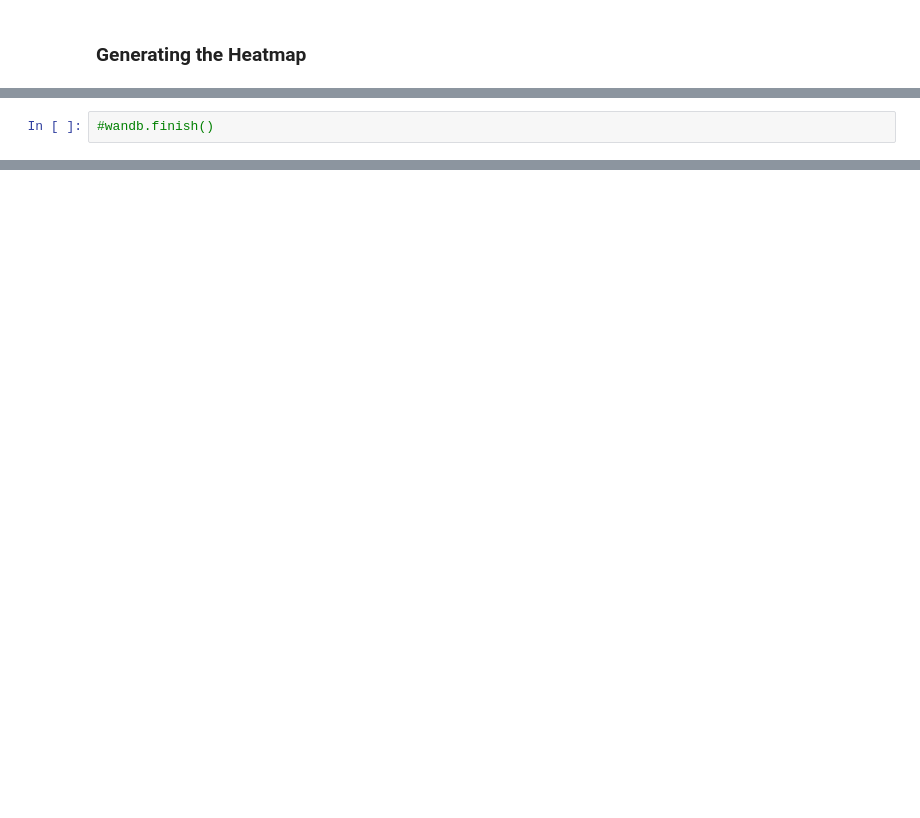
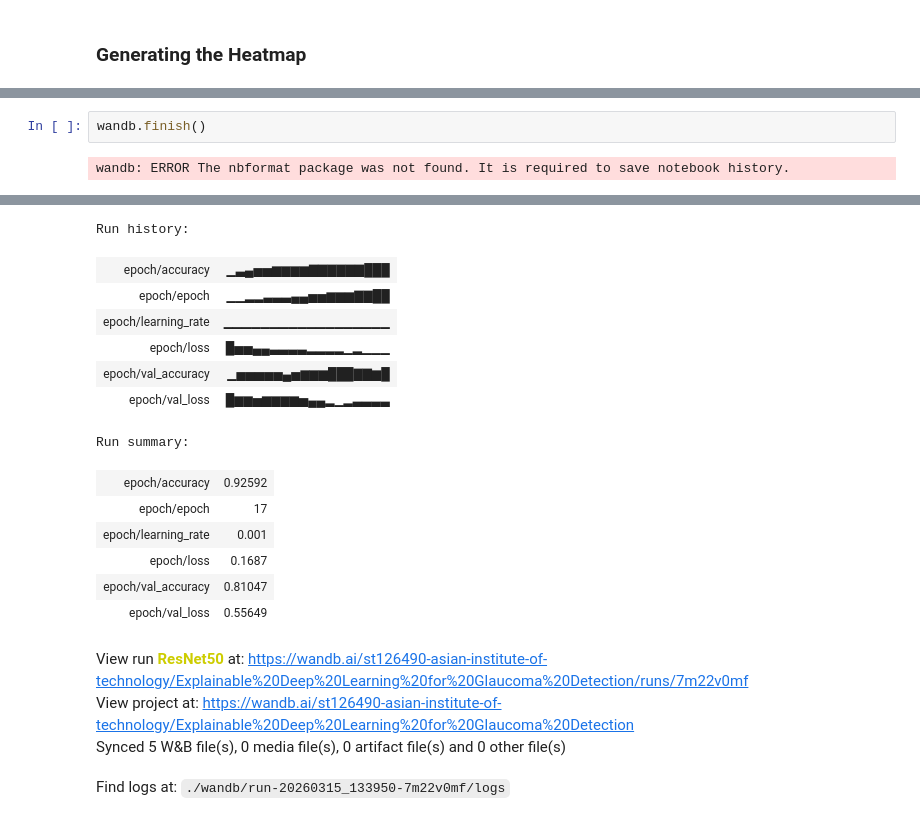
Before and after one commit to aakriti-st126490/SMDG-Glaucoma-Classifier, a Jupyter notebook: train_resnet.ipynb, the cells around one changed output, grey strips where cells are left out. Cells and saved outputs as stored; diff of their text form; blank space fills up the shorter version.

Commit message:
Tracking Added using wandb

```diff
--- a/train_resnet.ipynb
+++ b/train_resnet.ipynb
@@ -371,2 +402,4 @@ Actual label: 0
-# %%
-#wandb.finish()
+# %%
+wandb.finish()
+# %% [output]
+wandb: ERROR The nbformat package was not found. It is required to save notebook history.
@@ -372,0 +407,18 @@ Actual label: 0
+Run history:
+| epoch/accuracy | ▁▃▄▅▅▆▆▆▆▇▇▇▇▇▇███ |
+| epoch/epoch | ▁▁▂▂▃▃▃▄▄▅▅▆▆▆▇▇██ |
+| epoch/learning_rate | ▁▁▁▁▁▁▁▁▁▁▁▁▁▁▁▁▁▁ |
+| epoch/loss | █▅▅▄▄▃▃▃▃▂▂▂▂▁▂▁▁▁ |
+| epoch/val_accuracy | ▁▅▅▅▅▅▄▅▆▆▆███▇▇▆█ |
+| epoch/val_loss | █▆▆▅▆▆▆▆▅▄▄▂▁▂▃▃▃▃ |
+Run summary:
+| epoch/accuracy | 0.92592 |
+| epoch/epoch | 17 |
+| epoch/learning_rate | 0.001 |
+| epoch/loss | 0.1687 |
+| epoch/val_accuracy | 0.81047 |
+| epoch/val_loss | 0.55649 |
+View run ResNet50 at: https://wandb.ai/st126490-asian-institute-of-technology/Explainable%20Deep%20Learning%20for%20Glaucoma%20Detection/runs/7m22v0mf
+View project at: https://wandb.ai/st126490-asian-institute-of-technology/Explainable%20Deep%20Learning%20for%20Glaucoma%20Detection
+Synced 5 W&B file(s), 0 media file(s), 0 artifact file(s) and 0 other file(s)
+Find logs at: ./wandb/run-20260315_133950-7m22v0mf/logs
```
Also changed, not shown: parts of 9 cells of this notebook.
